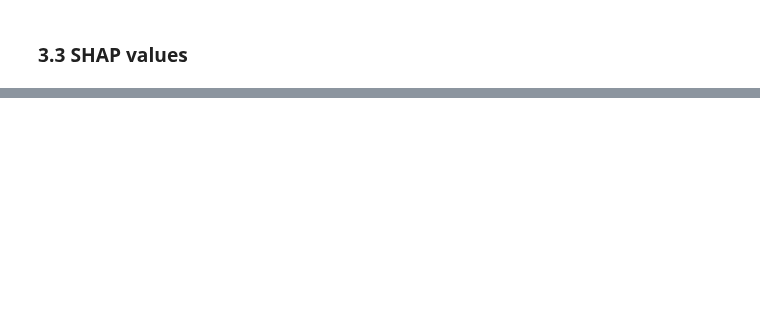
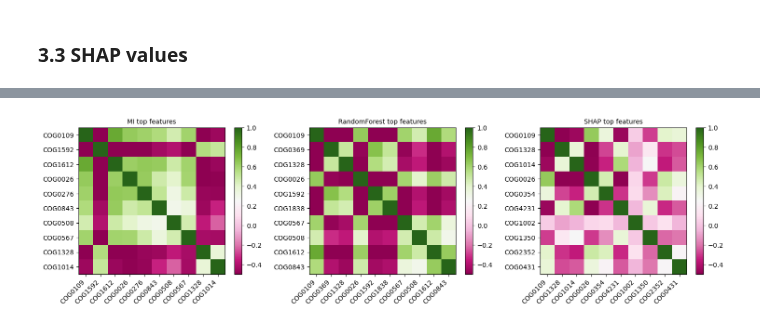
Before and after one commit to oist/gene-context, a Jupyter notebook: phenotype_prediction/jupyter_notebooks/aerob_data.ipynb, the cells around one changed output, grey strips where cells are left out. Saved outputs shown, nothing was run; the diff lists cells and outputs as text; code cells hidden in the pictures; blank space fills up the shorter version.

```diff
--- a/phenotype_prediction/jupyter_notebooks/aerob_data.ipynb
+++ b/phenotype_prediction/jupyter_notebooks/aerob_data.ipynb
@@ -509,0 +549,37 @@ plt.suptitle("Aerobicity: XGBoost accuracy metrics for the selected features (SH
+# %%
+plt.figure(figsize=(15, 4))
+
+vmin, vmax = -0.5, 1 #-0.6
+
+# Correlation matrix for MI top features
+plt.subplot(1, 3, 1)
+correlation_matrix = np.corrcoef(top_feat_mi_counts)
+plt.imshow(correlation_matrix, vmin=vmin, vmax=vmax, cmap="PiYG")
+plt.title("MI top features", fontsize=10)
+plt.xticks(ticks=np.arange(len(top_N_names_by_mi)), labels=top_N_names_by_mi, rotation=45, ha="right")
+plt.yticks(ticks=np.arange(len(top_N_names_by_mi)), labels=top_N_names_by_mi)
+plt.colorbar()
+
+# Correlation matrix for RandomForest top features
+plt.subplot(1, 3, 2)
+correlation_matrix = np.corrcoef(top_feat_rand_forest_counts)
+plt.imshow(correlation_matrix, vmin=vmin, vmax=vmax, cmap="PiYG")
+plt.title("RandomForest top features", fontsize=10)
+plt.xticks(ticks=np.arange(len(top_N_names_by_rand_forest)), labels=top_N_names_by_rand_forest, rotation=45, ha="right")
+plt.yticks(ticks=np.arange(len(top_N_names_by_rand_forest)), labels=top_N_names_by_rand_forest)
+plt.colorbar()
+
+# Correlation matrix for SHAP top features
+plt.subplot(1, 3, 3)
+correlation_matrix = np.corrcoef(top_feat_shap_counts)
+plt.imshow(correlation_matrix, vmin=vmin, vmax=vmax, cmap="PiYG")
+plt.title("SHAP top features", fontsize=10)
+plt.xticks(ticks=np.arange(len(top_N_names_by_shap)), labels=top_N_names_by_shap, rotation=45, ha="right")
+plt.yticks(ticks=np.arange(len(top_N_names_by_shap)), labels=top_N_names_by_shap)
+plt.colorbar()
+
+# Display the plots
+plt.tight_layout()
+plt.show()
+# %% [output]
+[figure, added]
```
Also changed, not shown: parts of 22 cells of this notebook.
